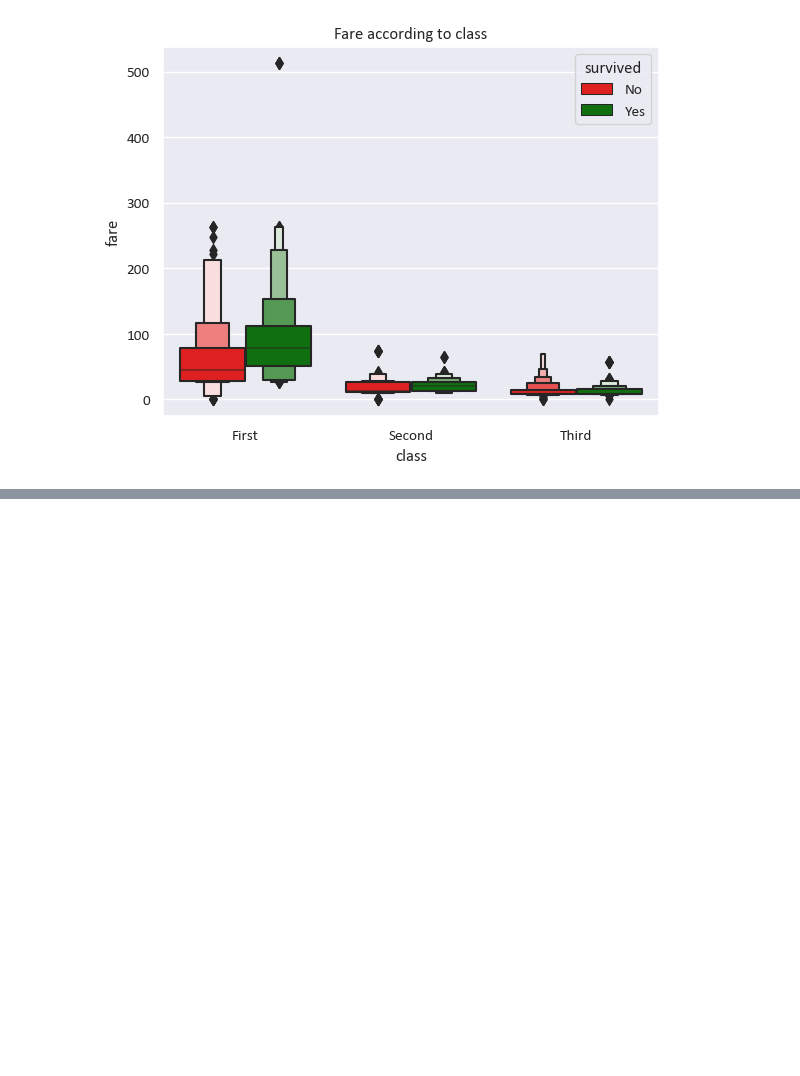
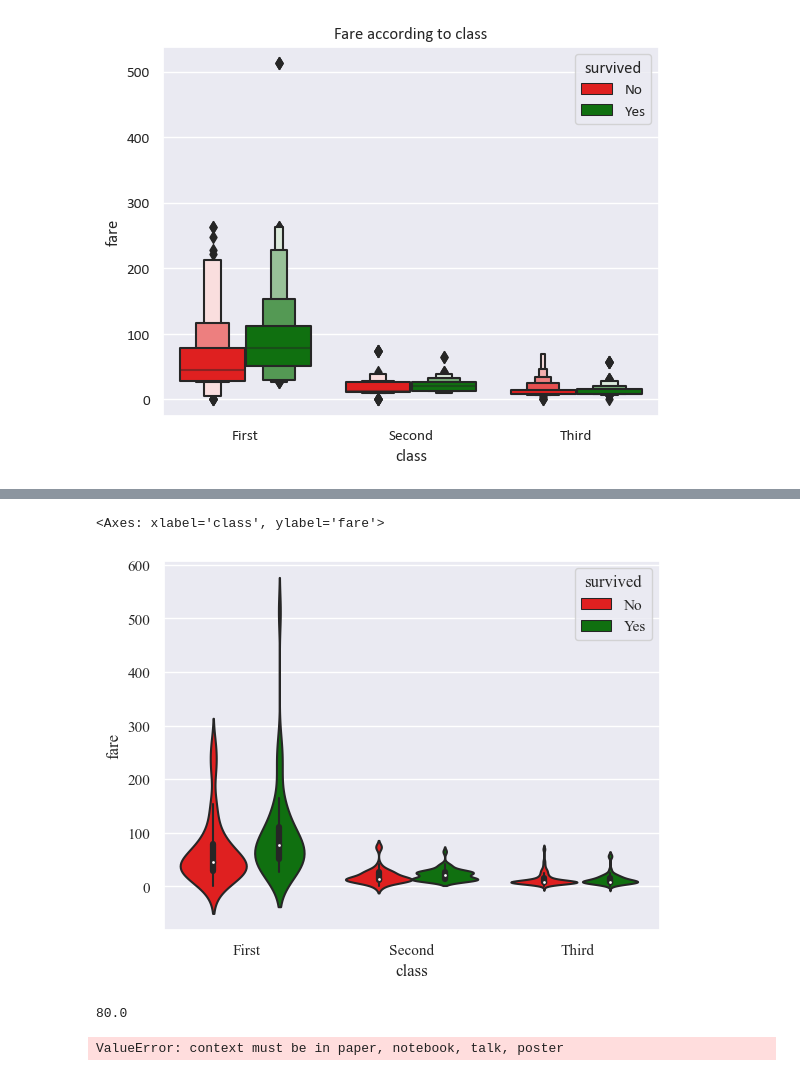
Before and after one commit to MadeehaTassadaq/python_basics, a Jupyter notebook: 06_data_visualization.ipynb, the cells around one changed output, grey strips where cells are left out. Saved outputs shown, nothing was run; the diff lists cells and outputs as text; code cells hidden in the pictures; blank space fills up the shorter version.

```diff
--- a/06_data_visualization.ipynb
+++ b/06_data_visualization.ipynb
@@ -138,0 +144,23 @@ TypeError: 'str' object is not callable
+# %%
+# violin plot
+palette={'Yes':'green','No':'red'}
+sns.violinplot(data=df, x="class", y="fare",hue="survived",palette=palette)
+# %% [output]
+<Axes: xlabel='class', ylabel='fare'>
+[figure, added]
+# %%
+df[df['class']=='First']['age'].max()
+# %% [output]
+80.0
+# %%
+sns.set_theme('darkgrid',font='calibri',font_scale=1)
+palette={'Yes':'green','No':'red'}
+sns.scatterplot(data=df,x='sex',y='fare',hue='survived',palette=palette)
+plt.legend(loc='upper left',title='Survived')
+plt.xlabel='Gender'
+plt.ylabel='Fare'
+plt.title('Fare of passenger according to Gender')
+plt.figure(figsize=(10,5))
+plt.xticks(ticks=[0, 1], labels=["Male", "Female"], rotation=45)
+# %% [output]
+ValueError: context must be in paper, notebook, talk, poster
```
Also changed, not shown: parts of 10 cells of this notebook, 6 other files.
